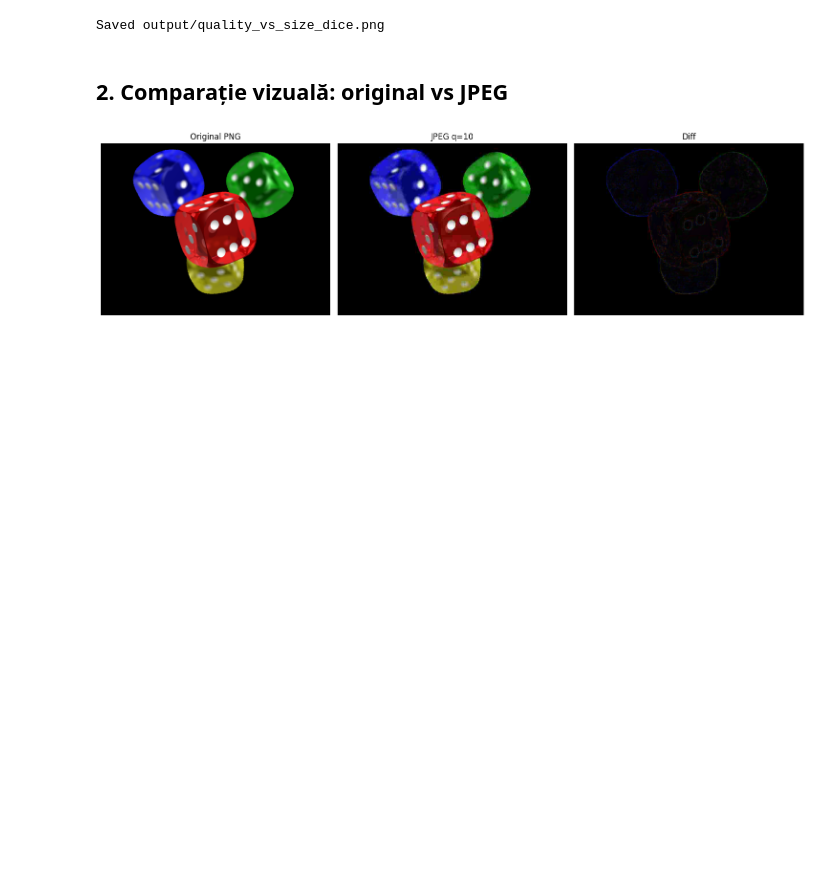
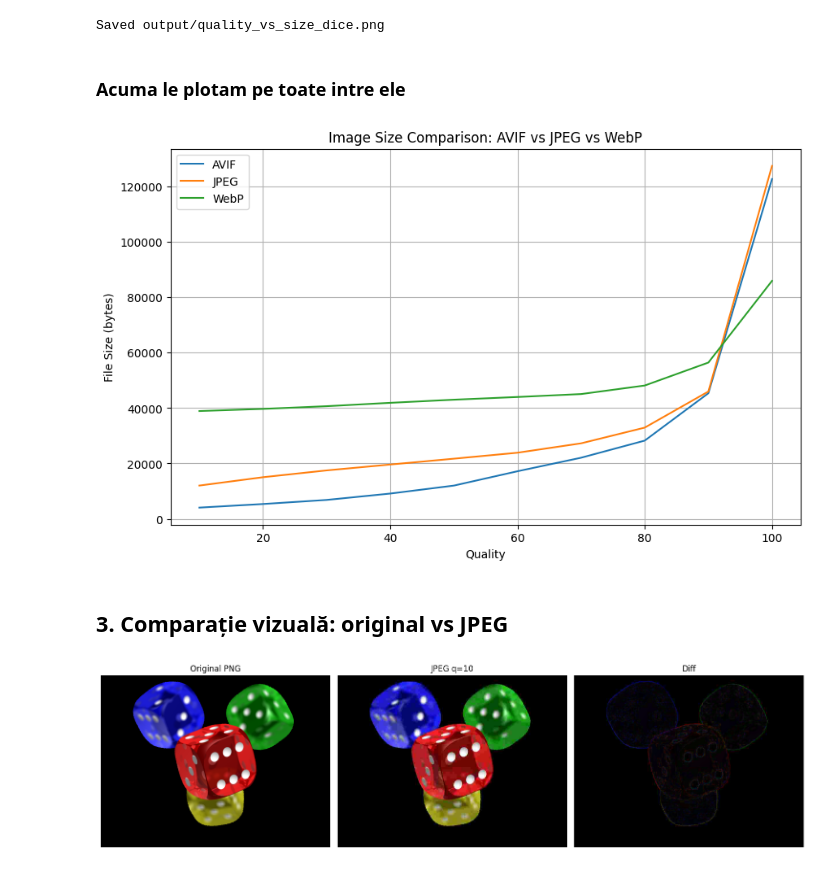
Before and after one commit to ksXV/lab-am, a Jupyter notebook: lab.ipynb, the cells around one changed output. Drawn from its saved outputs; the diff is of its cells as text; code cells hidden in the pictures; blank space fills up the shorter version.

```diff
--- a/lab.ipynb
+++ b/lab.ipynb
@@ -127,8 +181,23 @@ Quality 90: 45360 bytes
 Quality 100: 122736 bytes
 [figure]
 Saved output/quality_vs_size_dice.png
+# %% [markdown]
+### Acuma le plotam pe toate intre ele
+# %%
+plt.figure(figsize=(10, 6))
+plt.plot(qualities, sizes_avif, label='AVIF')
+plt.plot(qualities, sizes_jpeg, label='JPEG')
+plt.plot(qualities, sizes_webp, label='WebP')
+plt.xlabel('Quality')
+plt.ylabel('File Size (bytes)')
+plt.title('Image Size Comparison: AVIF vs JPEG vs WebP')
+plt.legend()
+plt.grid(True)
+plt.show()
+# %% [output]
+[figure, added]
 # %% [markdown]
-## 2. Comparație vizuală: original vs JPEG
+## 3. Comparație vizuală: original vs JPEG
 # %%
 # Putem sa facem si pt jpeg si pt avif
 original   = np.array(Image.open(IMG).convert("RGB"))
```
Also changed, not shown: parts of 28 cells of this notebook, 2 other files.
